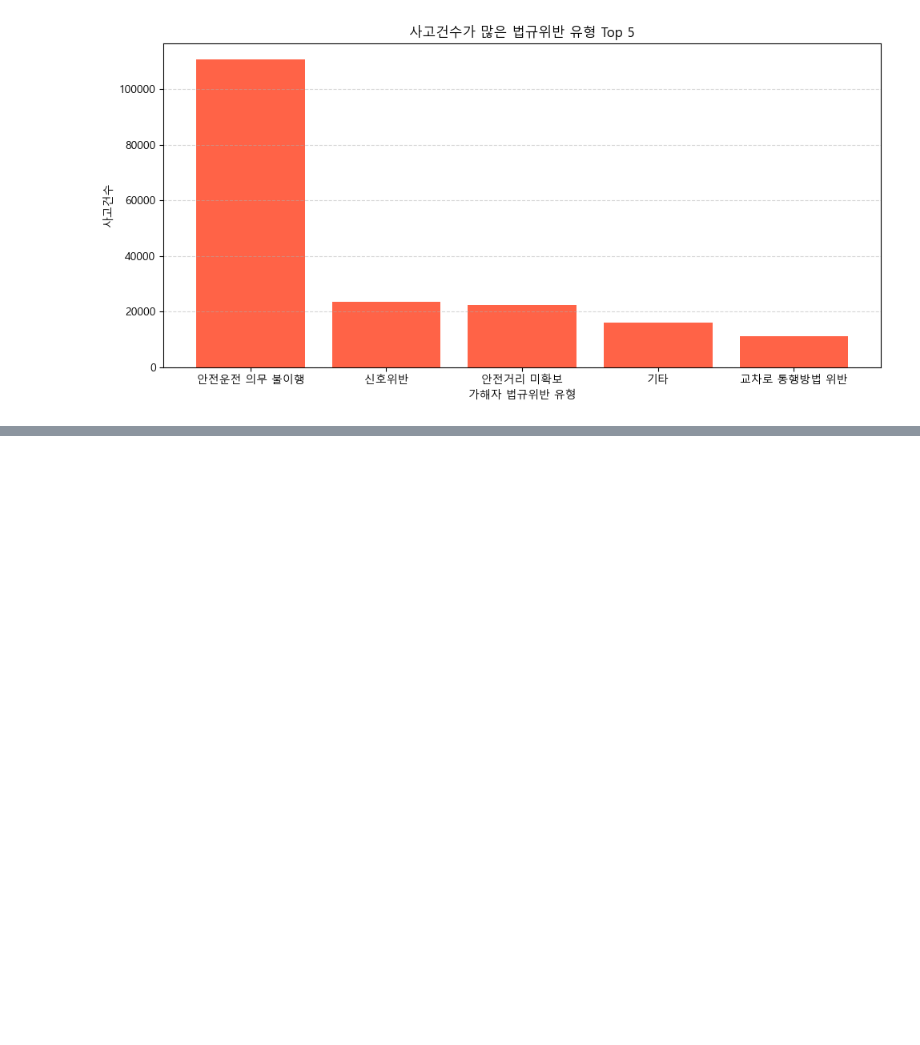
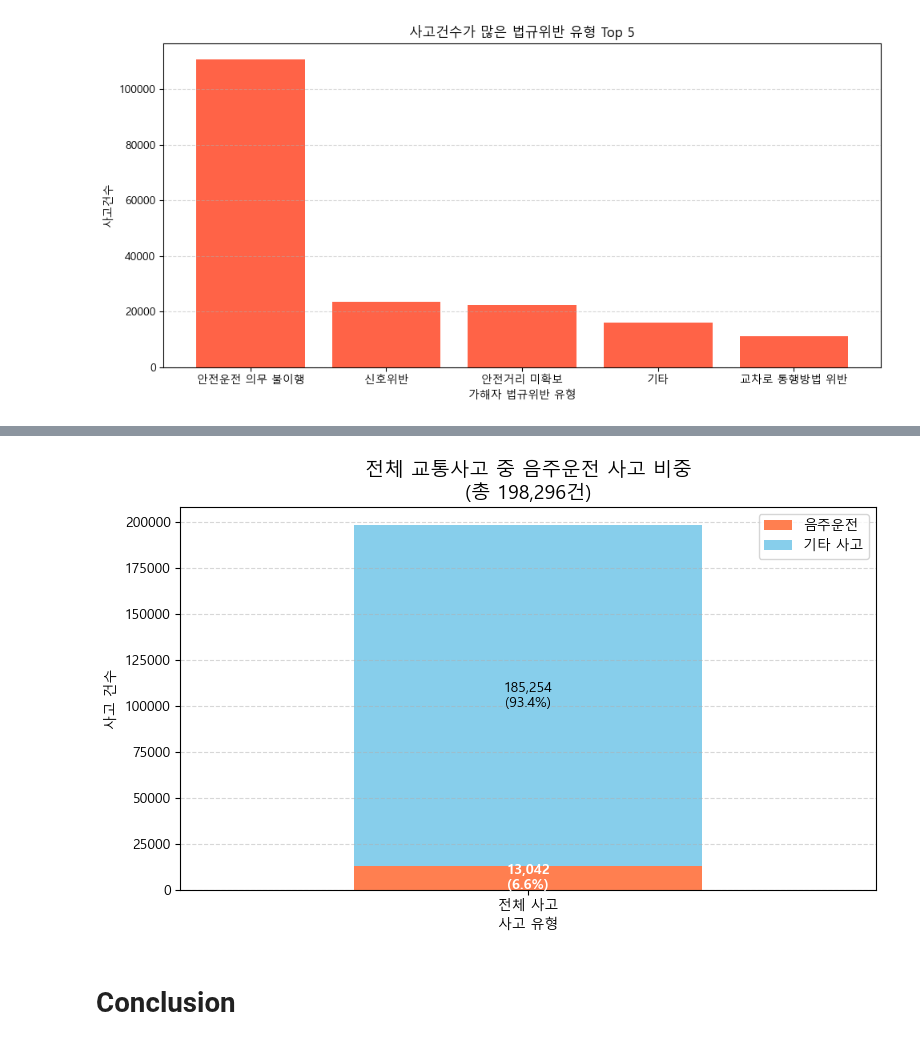
Before and after one commit to irisyshin/hipython_rep, a Jupyter notebook: mini_project_s1/data_analyse.ipynb, the cells around one changed output, grey strips where cells are left out. Saved outputs shown, nothing was run; the diff lists cells and outputs as text; code cells hidden in the pictures; blank space fills up the shorter version.

```diff
--- a/mini_project_s1/data_analyse.ipynb
+++ b/mini_project_s1/data_analyse.ipynb
@@ -197,0 +232,47 @@ plt.show()
+# %%
+# 전체 사고 건수 계산
+total_accidents = df_acc['사고건수'].sum()
+
+# 음주운전 사고 건수 계산
+drunk_accidents = df_alc['사고건수'].sum()
+
+# 기타 사고 건수
+other_accidents = total_accidents - drunk_accidents
+
+# 비율 계산
+drunk_ratio = drunk_accidents / total_accidents * 100
+other_ratio = other_accidents / total_accidents * 100
+
+# 데이터프레임 생성
+df_stacked = pd.DataFrame({
+    '사고 유형': ['전체 사고'],
+    '음주운전': [drunk_accidents],
+    '기타 사고': [other_accidents]
+})
+
+# 시각화
+fig, ax = plt.subplots(figsize=(8, 5))
+df_stacked.set_index('사고 유형').plot(
+    kind='bar',
+    stacked=True,
+    color=['#ff7f50', '#87ceeb'],
+    ax=ax
+)
+
+# 텍스트 라벨 추가
+for idx, (drunk, other) in enumerate(zip(df_stacked['음주운전'], df_stacked['기타 사고'])):
+    ax.text(idx, drunk / 2, f'{drunk:,}\n({drunk_ratio:.1f}%)', ha='center', va='center', color='white', fontsize=10, fontweight='bold')
+    ax.text(idx, drunk + other / 2, f'{other:,}\n({other_ratio:.1f}%)', ha='center', va='center', color='black', fontsize=10)
+
+# 제목 및 레이아웃
+ax.set_title(f'전체 교통사고 중 음주운전 사고 비중\n(총 {total_accidents:,}건)', fontsize=14)
+ax.set_ylabel('사고 건수')
+plt.xticks(rotation=0)
+ax.set_xticklabels(['전체 사고'])
+ax.grid(axis='y', linestyle='--', alpha=0.5)
+plt.tight_layout()
+plt.show()
+# %% [output]
+[figure, added]
+# %% [markdown]
+# Conclusion
```
Also changed, not shown: parts of 7 cells of this notebook.
